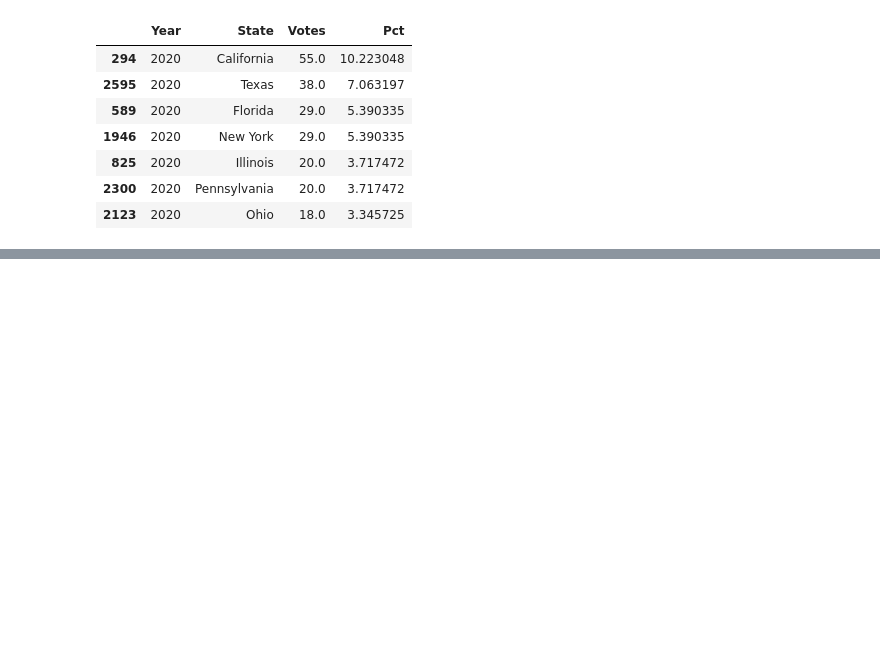
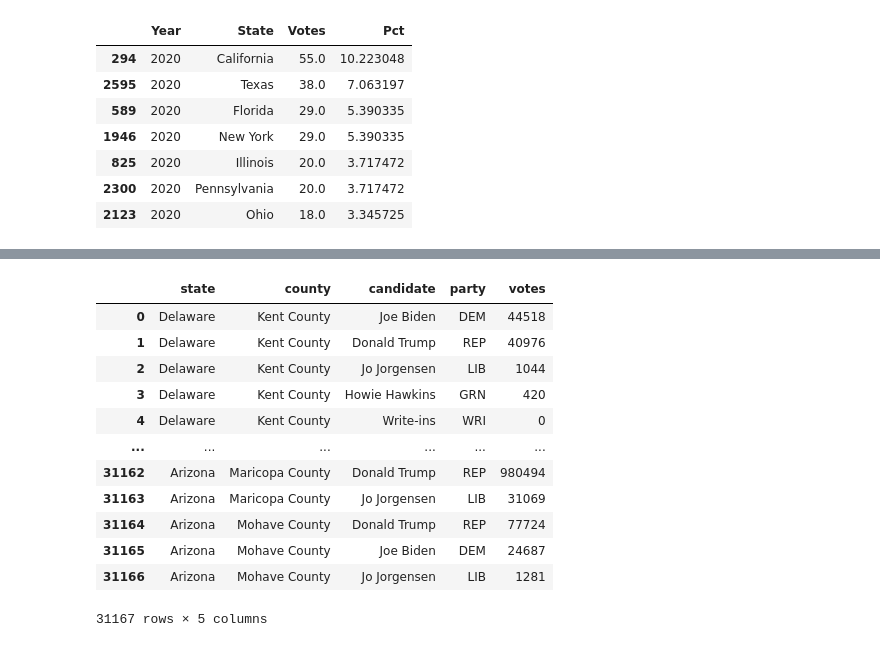
Before and after one commit to bmnds/uea-data-science-03-statistics, a Jupyter notebook: [Estatística04]_Trabalho_Final.ipynb, the cells around one changed output, grey strips where cells are left out. Cells and saved outputs as stored; diff of their text form; code cells hidden in the pictures; blank space fills up the shorter version.

```diff
--- a/[Estatística04]_Trabalho_Final.ipynb
+++ b/[Estatística04]_Trabalho_Final.ipynb
@@ -264,0 +236,16 @@ db_governors_county_candidate.head()
+# %%
+db_president_county_candidate
+# %% [output]
+|  | state | county | candidate | party | votes |
+| 0 | Delaware | Kent County | Joe Biden | DEM | 44518 |
+| 1 | Delaware | Kent County | Donald Trump | REP | 40976 |
+| 2 | Delaware | Kent County | Jo Jorgensen | LIB | 1044 |
+| 3 | Delaware | Kent County | Howie Hawkins | GRN | 420 |
+| 4 | Delaware | Kent County | Write-ins | WRI | 0 |
+| ... | ... | ... | ... | ... | ... |
+| 31162 | Arizona | Maricopa County | Donald Trump | REP | 980494 |
+| 31163 | Arizona | Maricopa County | Jo Jorgensen | LIB | 31069 |
+| 31164 | Arizona | Mohave County | Donald Trump | REP | 77724 |
+| 31165 | Arizona | Mohave County | Joe Biden | DEM | 24687 |
+| 31166 | Arizona | Mohave County | Jo Jorgensen | LIB | 1281 |
+31167 rows × 5 columns
```
Also changed, not shown: parts of 6 cells of this notebook.
